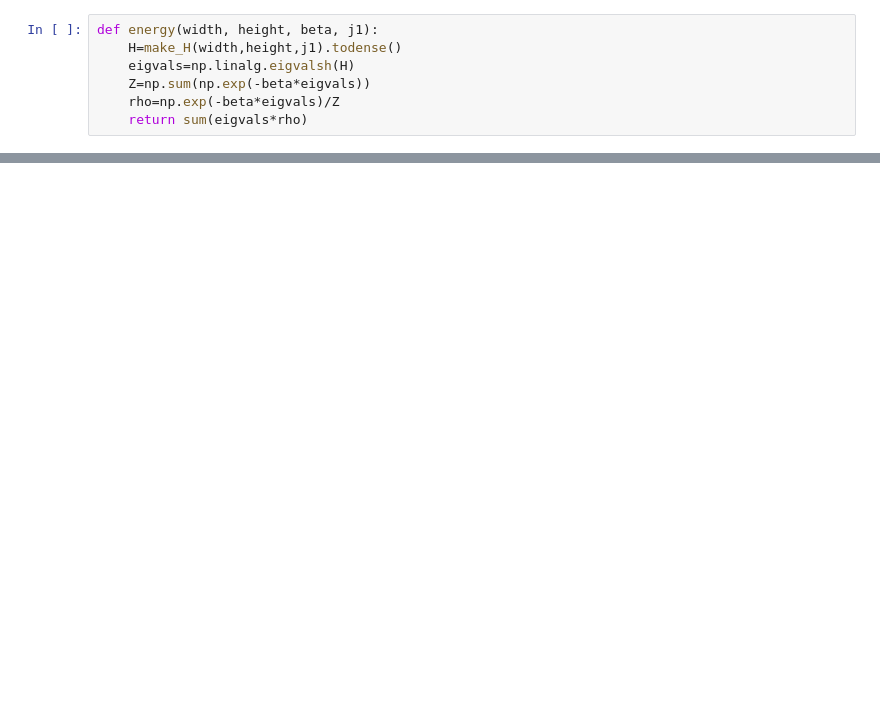
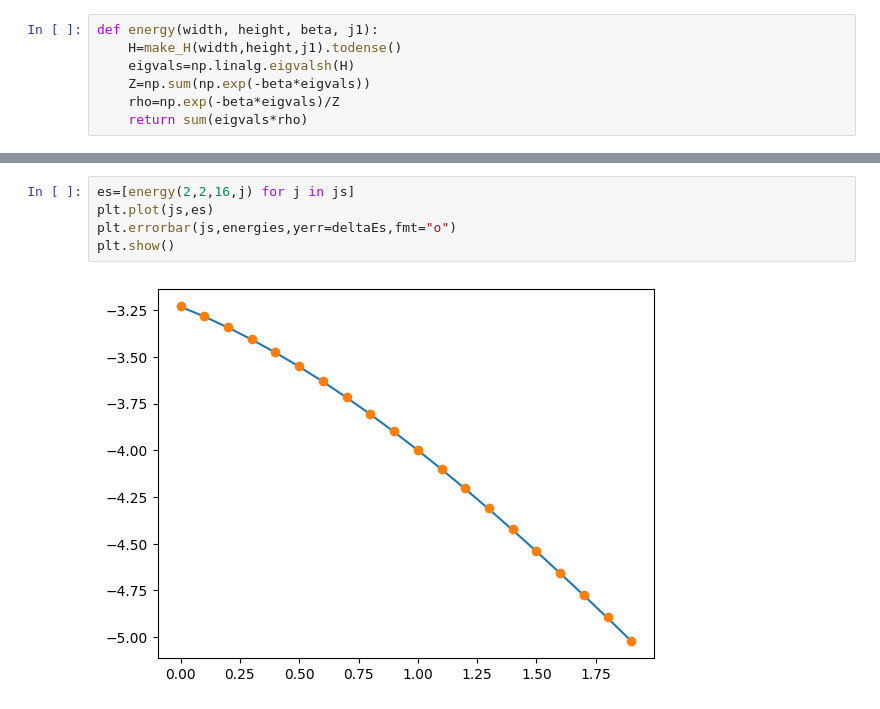
Before and after one commit to BenKarcher/montecarlo, a Jupyter notebook: exact.ipynb, the cells around one changed output, grey strips where cells are left out. Saved outputs shown, nothing was run; the diff lists cells and outputs as text; blank space fills up the shorter version.

```diff
--- a/exact.ipynb
+++ b/exact.ipynb
@@ -138,0 +96,7 @@ matrix([[ 1.50050000e+00,  0.00000000e+00,  0.00000000e+00,
+# %%
+es=[energy(2,2,16,j) for j in js]
+plt.plot(js,es)
+plt.errorbar(js,energies,yerr=deltaEs,fmt="o")
+plt.show()
+# %% [output]
+[figure, added]
```
Also changed, not shown: parts of 7 cells of this notebook, 8 other files.
